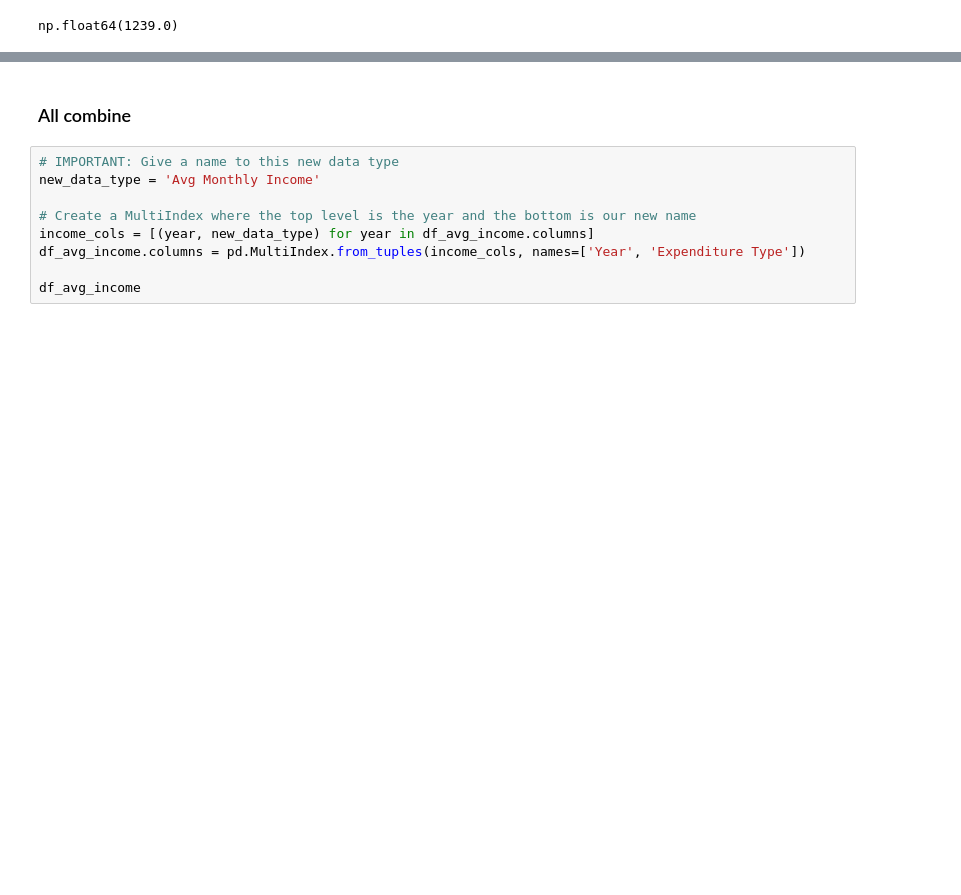
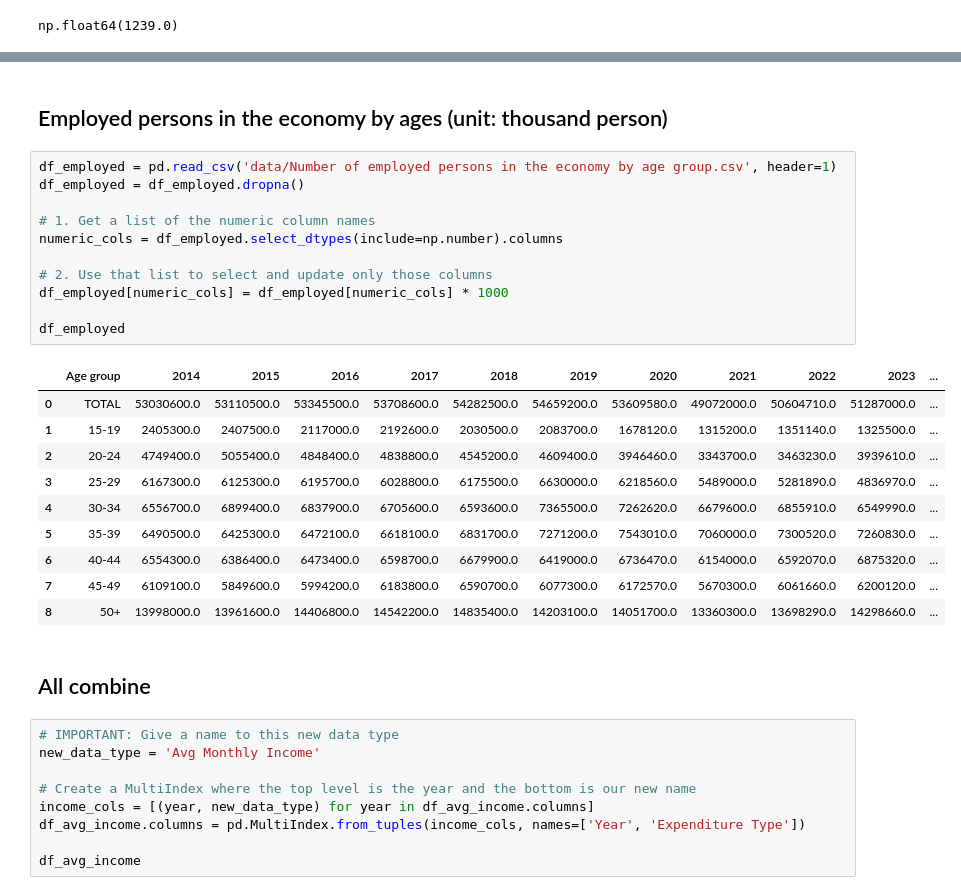
Before and after one commit to quocan91tc/DALAS_Project, a Jupyter notebook: main.ipynb, the cells around one changed output, grey strips where cells are left out. Drawn from its saved outputs; the diff is of its cells as text; blank space fills up the shorter version.

```diff
--- a/main.ipynb
+++ b/main.ipynb
@@ -608,6 +523,30 @@ df_avg_income
 | NaN | NaN | NaN | NaN | NaN | NaN | NaN | NaN | NaN | NaN |
+# %% [markdown]
+## Employed persons in the economy by ages (unit: thousand person)
+# %%
+df_employed = pd.read_csv('data/Number of employed persons in the economy by age group.csv', header=1)
+df_employed = df_employed.dropna()
+
+# 1. Get a list of the numeric column names
+numeric_cols = df_employed.select_dtypes(include=np.number).columns
+
+# 2. Use that list to select and update only those columns
+df_employed[numeric_cols] = df_employed[numeric_cols] * 1000
+
+df_employed
+# %% [output]
+|  | Age group | 2014 | 2015 | 2016 | 2017 | 2018 | 2019 | 2020 | 2021 | 2022 | 2023 | ... |
+| 0 | TOTAL | 53030600.0 | 53110500.0 | 53345500.0 | 53708600.0 | 54282500.0 | 54659200.0 | 53609580.0 | 49072000.0 | 50604710.0 | 51287000.0 | ... |
+| 1 | 15-19 | 2405300.0 | 2407500.0 | 2117000.0 | 2192600.0 | 2030500.0 | 2083700.0 | 1678120.0 | 1315200.0 | 1351140.0 | 1325500.0 | ... |
+| 2 | 20-24 | 4749400.0 | 5055400.0 | 4848400.0 | 4838800.0 | 4545200.0 | 4609400.0 | 3946460.0 | 3343700.0 | 3463230.0 | 3939610.0 | ... |
+| 3 | 25-29 | 6167300.0 | 6125300.0 | 6195700.0 | 6028800.0 | 6175500.0 | 6630000.0 | 6218560.0 | 5489000.0 | 5281890.0 | 4836970.0 | ... |
+| 4 | 30-34 | 6556700.0 | 6899400.0 | 6837900.0 | 6705600.0 | 6593600.0 | 7365500.0 | 7262620.0 | 6679600.0 | 6855910.0 | 6549990.0 | ... |
+| 5 | 35-39 | 6490500.0 | 6425300.0 | 6472100.0 | 6618100.0 | 6831700.0 | 7271200.0 | 7543010.0 | 7060000.0 | 7300520.0 | 7260830.0 | ... |
+| 6 | 40-44 | 6554300.0 | 6386400.0 | 6473400.0 | 6598700.0 | 6679900.0 | 6419000.0 | 6736470.0 | 6154000.0 | 6592070.0 | 6875320.0 | ... |
+| 7 | 45-49 | 6109100.0 | 5849600.0 | 5994200.0 | 6183800.0 | 6590700.0 | 6077300.0 | 6172570.0 | 5670300.0 | 6061660.0 | 6200120.0 | ... |
+| 8 | 50+ | 13998000.0 | 13961600.0 | 14406800.0 | 14542200.0 | 14835400.0 | 14203100.0 | 14051700.0 | 13360300.0 | 13698290.0 | 14298660.0 | ... |
 # %% [markdown]
-### All combine
+## All combine
 # %%
 # IMPORTANT: Give a name to this new data type
 new_data_type = 'Avg Monthly Income'
```
Also changed, not shown: parts of 35 cells of this notebook, 1 other file.
